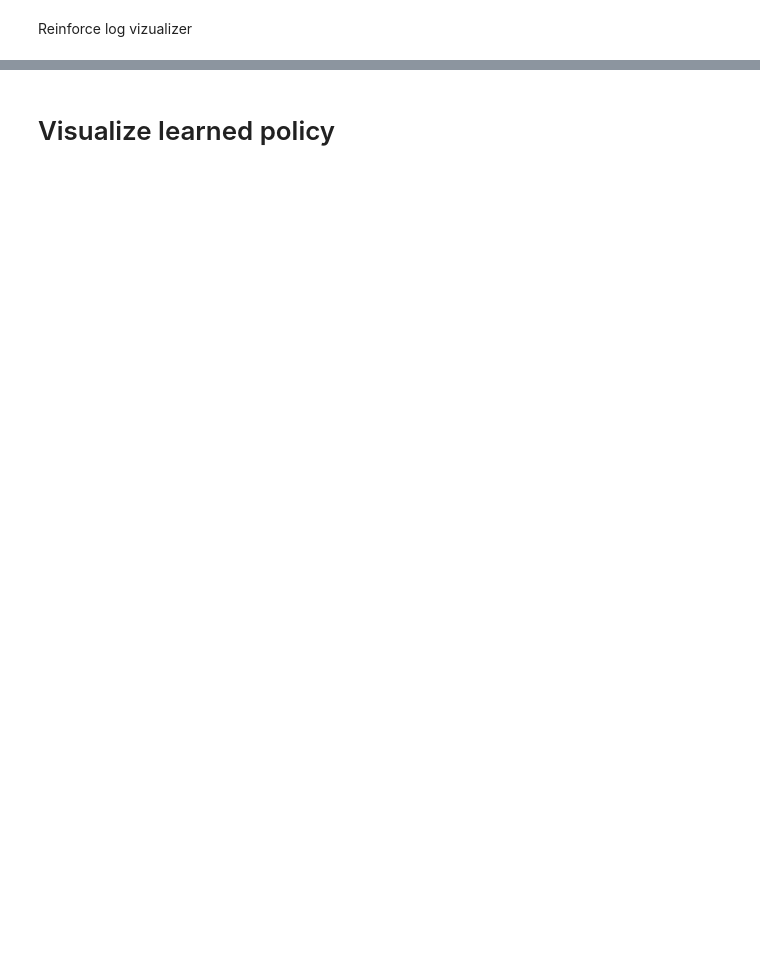
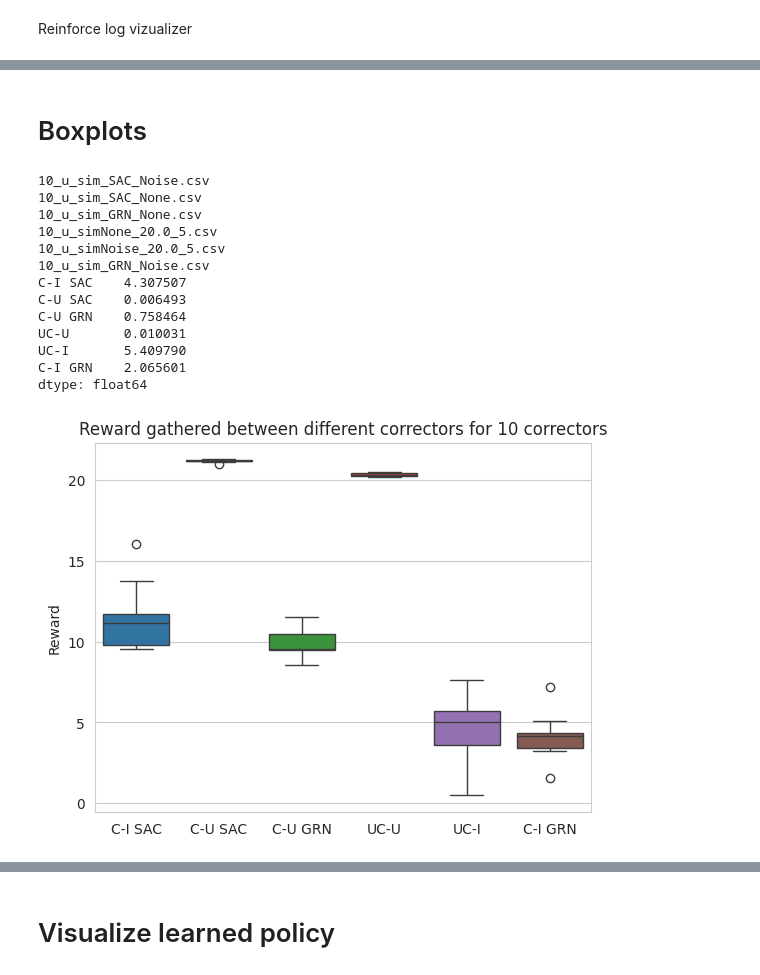
Before and after one commit to joaoMartinSaquet/SmartDartCorrector, a Jupyter notebook: notebooks/viz.ipynb, the cells around one changed output, grey strips where cells are left out. Cells and saved outputs as stored; diff of their text form; code cells hidden in the pictures; blank space fills up the shorter version.

```diff
--- a/notebooks/viz.ipynb
+++ b/notebooks/viz.ipynb
@@ -100,38 +148,84 @@ plot_rewards(df_best_rewards)
+# %% [markdown]
+# Boxplots
 # %%
 import seaborn as sns
 import matplotlib.pyplot as plt
 import pandas as pd
 from pathlib import Path
 
 log_path = "../logs_corrector/log_normalized_env"
 path = Path(log_path)
 
 dfs = []
 
 data = {}
 
 experiments = ["Noise", "None"]
-experiment_to_draw = "Noise"
+experiment_to_draw = "all"
 for file in path.glob("*.csv"):
-    # print(file.name)
+    print(file.name)
 
-    if experiment_to_draw not in file.name:
+    if experiment_to_draw not in file.name and experiment_to_draw != "all":
         continue
     else:
         df = pd.read_csv(file)
-        if 'SAC' in file.name:
-            print(file.name)
-            data['user + SAC'] = df.iloc[:, 1]
-        elif 'PPO' in file.name:
-            data['PPO'] = df.iloc[:, 1]
+        if "all" == experiment_to_draw:
+            if "SAC" in file.name:
+                if "Noise" in file.name:
+                    data['C-I SAC'] = df.iloc[:, 1]
+                elif "None" in file.name:
+                    data['C-U SAC'] = df.iloc[:, 1]
+            elif "PPO" in file.name:
+                if "Noise" in file.name:
+                    data['C-I PPO'] = df.iloc[:, 1]
+                elif "None" in file.name:
+                    data['C-U PPO'] = df.iloc[:, 1]
+            elif "GRN" in file.name:
+                if "Noise" in file.name:
+                    data['C-I GRN'] = df.iloc[:, 1]
+                elif "None" in file.name:
+                    data['C-U GRN'] = df.iloc[:, 1]
+            else:
+                if "Noise" in file.name:
+                    data['UC-I'] = df.iloc[:, 1]
+                elif "None" in file.name:
+                    data['UC-U'] = df.iloc[:, 1]
+
+
         else:
-            data['user'] = df.iloc[:, 1]
+            if 'SAC' in file.name:
+                # print(file.name)
+                data['user + SAC'] = df.iloc[:, 1]
+            elif 'PPO' in file.name:
+                data['PPO'] = df.iloc[:, 1]
+            else:
+                if "Noise" in file.name:
+                    data['impaired user'] = df.iloc[:, 1]
+                elif "None" in file.name:
+                    data['unimpaired user'] = df.iloc[:, 1]
 
     # dfs.append(df)
 
 # df = pd.concat(dfs)
 df = pd.DataFrame(data)
 
 sns.boxplot(data=df)
 plt.title("Reward gathered between different correctors for 10 correctors")
 plt.ylabel("Reward")
+
+print(df.var())
+# %% [output]
+10_u_sim_SAC_Noise.csv
+10_u_sim_SAC_None.csv
+10_u_sim_GRN_None.csv
+10_u_simNone_20.0_5.csv
+10_u_simNoise_20.0_5.csv
+10_u_sim_GRN_Noise.csv
+C-I SAC    4.307507
+C-U SAC    0.006493
+C-U GRN    0.758464
+UC-U       0.010031
+UC-I       5.409790
+C-I GRN    2.065601
+dtype: float64
+[figure, added]
```
Also changed, not shown: parts of 19 cells of this notebook, 5 other files.
